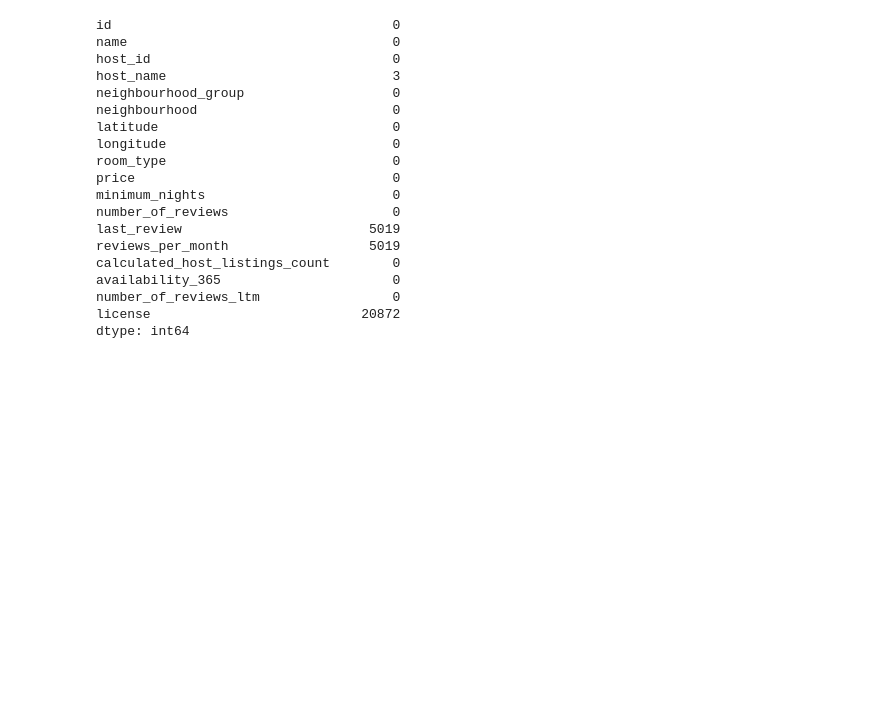
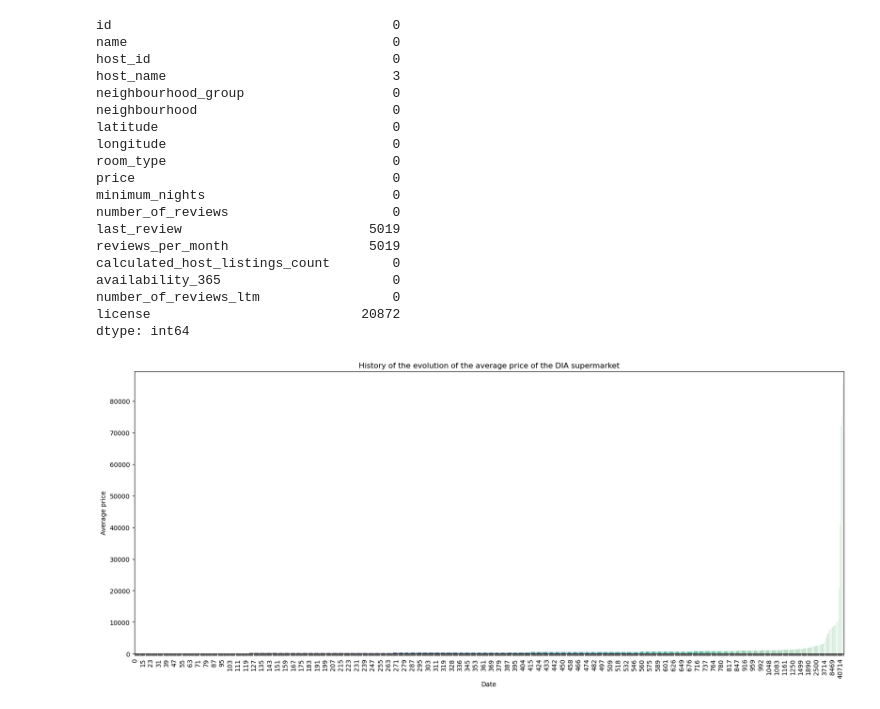
Before and after one commit to juanmolera/dashboard-project, a Jupyter notebook: notebooks/eda.ipynb, the cells around one changed output. Cells and saved outputs as stored; diff of their text form; code cells hidden in the pictures; blank space fills up the shorter version.

```diff
--- a/notebooks/eda.ipynb
+++ b/notebooks/eda.ipynb
@@ -79,3 +83,21 @@ availability_365                      0
 number_of_reviews_ltm                 0
 license                           20872
 dtype: int64
+# %%
+plt.figure(figsize = (20,8))
+
+bar_plot = sns.barplot(x = mad_df['price'], y = mad_df['price'], palette = "mako")
+
+plt.title('History of the evolution of the average price of the DIA supermarket')
+plt.xlabel('Date')
+plt.ylabel('Average price')
+plt.xticks(rotation = 90);
+
+for index, label in enumerate(bar_plot.get_xticklabels()):
+   if index % 8 == 0:
+      label.set_visible(True)
+   else:
+      label.set_visible(False)
+plt.show()
+# %% [output]
+[figure, added]
```
Also changed, not shown: parts of 1 cell of this notebook.
